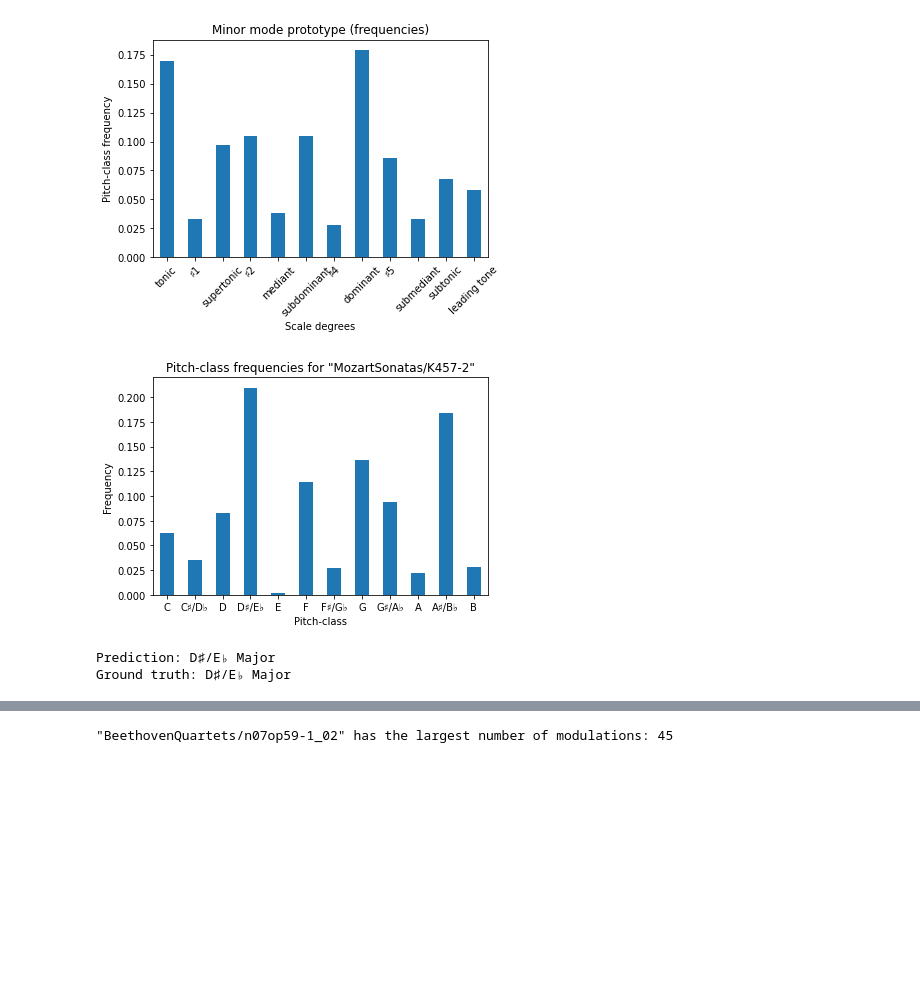
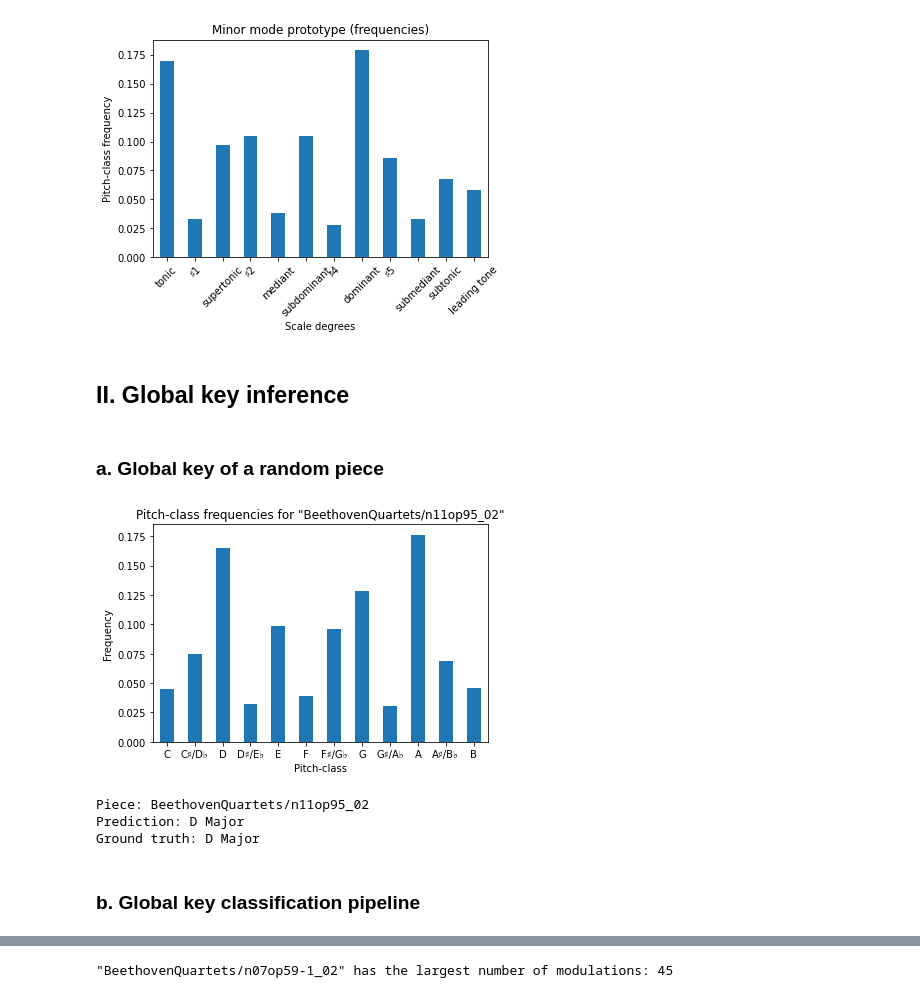
Before and after one commit to mikqs/digital-musicology, a Jupyter notebook: Group_6_A2/Group_6_A2.ipynb, the cells around one changed output, grey strips where cells are left out. Saved outputs shown, nothing was run; the diff lists cells and outputs as text; code cells hidden in the pictures; blank space fills up the shorter version.

Commit message:
Added predicted data

```diff
--- a/Group_6_A2/Group_6_A2.ipynb
+++ b/Group_6_A2/Group_6_A2.ipynb
@@ -159,6 +165,8 @@ get_minor_prototype(minor_df, subset=minor_df.piece.unique(), plot=True);
 # %% [output]
 [figure]
 [figure]
+# %% [markdown]
+## II. Global key inference
 # %%
 def globalkey_classifier(piece, major_vec, minor_vec, plot=False):
     piece_df = keys_dataset[(keys_dataset['piece'] == piece)]
@@ -180,7 +188,7 @@ def globalkey_classifier(piece, major_vec, minor_vec, plot=False):
     pitch_classes_semitones = ['C','C♯/D♭','D','D♯/E♭','E','F','F♯/G♭','G','G♯/A♭','A','A♯/B♭','B']
     modes = ['Major', 'minor']
 
-    pred_key = (pitch_classes_semitones[key_idx[0]], modes[key_idx[1]])
+    pred_globalkey = (pitch_classes_semitones[key_idx[0]], modes[key_idx[1]])
 
     if plot:
         grouped_df.div(L1_norm).plot(kind = 'bar')
@@ -190,7 +198,7 @@ def globalkey_classifier(piece, major_vec, minor_vec, plot=False):
         plt.title(f'Pitch-class frequencies for "{piece}"')
         plt.show()
 
-    return pred_key
+    return pred_globalkey
 
 def globalkey_groundtruth(piece):
     piece_df = labeled_df[(labeled_df['piece'] == piece)]
@@ -200,28 +208,31 @@ def globalkey_groundtruth(piece):
     tonic = pitch_classes_semitones[int(piece_df.globalkey_cpc_s.unique()[0])]
     mode = "minor" if piece_df.globalkey_is_minor.unique()[0] else "Major"
 
-    ground_truth_key = (tonic, mode)
+    groundtruth_key = (tonic, mode)
 
-    return ground_truth_key
-
-#piece with missing pitchclass: random_piece_df = labeled_df[(labeled_df['piece'] == 'CorelliTrioSonatas/op04n01a_reviewed')]
-#Dataset: ['C','c'];['Db','c#'];['D','d'];['Eb',x];['E','e'];['F','f'];[x,x];['G','g'];['Ab','g#'];['A','a'];['Bb',x];[x,'b']
-
-# Get major and minor prototypes based on all labeled data
-major_vec = get_major_prototype(major_df, subset=major_df.piece.unique());
-minor_vec = get_minor_prototype(minor_df, subset=minor_df.piece.unique());
-
-# Predict key of random piece
-random_piece = labeled_df['piece'].sample(n=1).item()
-pred_key = globalkey_classifier(random_piece, major_vec, minor_vec, plot=True)
-ground_truth_key = globalkey_groundtruth(random_piece)
-
-print(f'Prediction: {pred_key[0]} {pred_key[1]}')
-print(f'Ground truth: {ground_truth_key[0]} {ground_truth_key[1]}')
+    return groundtruth_key
-# %% [output]
-[figure, removed]
-Prediction: D♯/E♭ Major
-Ground truth: D♯/E♭ Major
+# %% [markdown]
+### a. Global key of a random piece
+# %%
+# Get major and minor prototypes based on all labeled data
+major_vec = get_major_prototype(major_df, subset=major_df.piece.unique());
+minor_vec = get_minor_prototype(minor_df, subset=minor_df.piece.unique());
+
+# Predict key of random piece
+random_piece = labeled_df['piece'].sample(n=1).item()
+pred_globalkey = globalkey_classifier(random_piece, major_vec, minor_vec, plot=True)
+groundtruth_key = globalkey_groundtruth(random_piece)
+
+print(f'Piece: {random_piece}')
+print(f'Prediction: {pred_globalkey[0]} {pred_globalkey[1]}')
+print(f'Ground truth: {groundtruth_key[0]} {groundtruth_key[1]}')
+# %% [output]
+[figure, added]
+Piece: BeethovenQuartets/n11op95_02
+Prediction: D Major
+Ground truth: D Major
+# %% [markdown]
+### b. Global key classification pipeline
 # %%
 %%time
 
```
Also changed, not shown: parts of 21 cells of this notebook, 1 other file.
